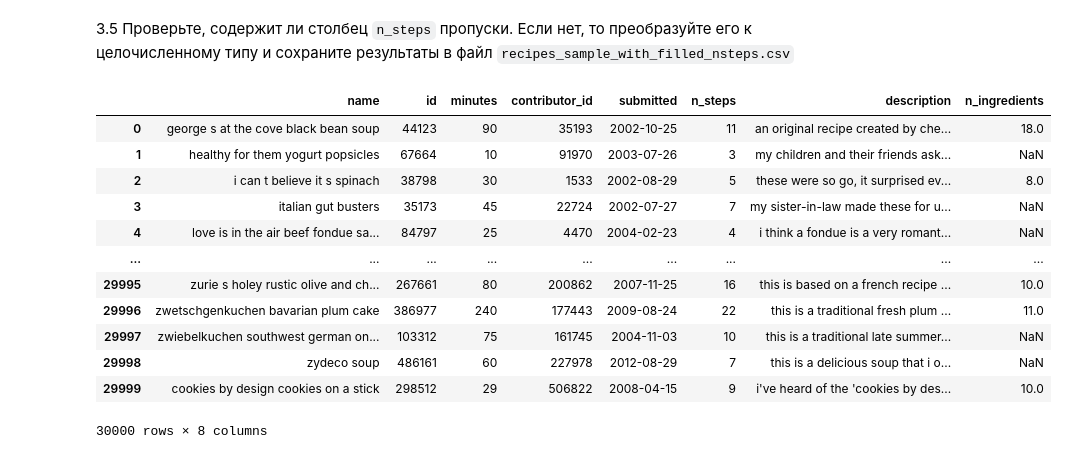
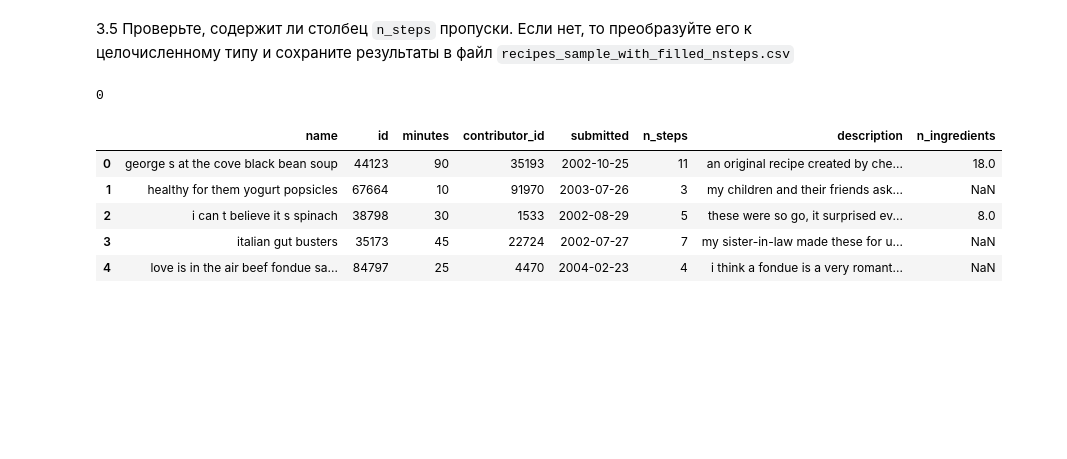
Before and after one commit to Amikuto/BigDataPT-BDPT-, a Jupyter notebook: Lesson4-json_xml_pickle/04_data_files_Фамилия_Имя.ipynb, the cells around one changed output. Saved outputs shown, nothing was run; the diff lists cells and outputs as text; code cells hidden in the pictures; blank space fills up the shorter version.

```diff
--- a/Lesson4-json_xml_pickle/04_data_files_Фамилия_Имя.ipynb
+++ b/Lesson4-json_xml_pickle/04_data_files_Фамилия_Имя.ipynb
@@ -357,20 +358,14 @@ recipes_sample[:100]
 # %% [markdown]
 3.5 Проверьте, содержит ли столбец `n_steps` пропуски. Если нет, то преобразуйте его к целочисленному типу и сохраните результаты в файл `recipes_sample_with_filled_nsteps.csv`
 # %%
-np.sum(np.isnan(recipes_sample["n_steps"]))
+pp(np.sum(np.isnan(recipes_sample["n_steps"])))
 recipes_sample["n_steps"] = recipes_sample["n_steps"].astype("Int64")
-recipes_sample
+recipes_sample.head()
 # %% [output]
+0
 |  | name | id | minutes | contributor_id | submitted | n_steps | description | n_ingredients |
 | 0 | george s at the cove black bean soup | 44123 | 90 | 35193 | 2002-10-25 | 11 | an original recipe created by che... | 18.0 |
 | 1 | healthy for them yogurt popsicles | 67664 | 10 | 91970 | 2003-07-26 | 3 | my children and their friends ask... | NaN |
 | 2 | i can t believe it s spinach | 38798 | 30 | 1533 | 2002-08-29 | 5 | these were so go, it surprised ev... | 8.0 |
 | 3 | italian gut busters | 35173 | 45 | 22724 | 2002-07-27 | 7 | my sister-in-law made these for u... | NaN |
 | 4 | love is in the air beef fondue sa... | 84797 | 25 | 4470 | 2004-02-23 | 4 | i think a fondue is a very romant... | NaN |
-| ... | ... | ... | ... | ... | ... | ... | ... | ... |
-| 29995 | zurie s holey rustic olive and ch... | 267661 | 80 | 200862 | 2007-11-25 | 16 | this is based on a french recipe ... | 10.0 |
-| 29996 | zwetschgenkuchen bavarian plum cake | 386977 | 240 | 177443 | 2009-08-24 | 22 | this is a traditional fresh plum ... | 11.0 |
-| 29997 | zwiebelkuchen southwest german on... | 103312 | 75 | 161745 | 2004-11-03 | 10 | this is a traditional late summer... | NaN |
-| 29998 | zydeco soup | 486161 | 60 | 227978 | 2012-08-29 | 7 | this is a delicious soup that i o... | NaN |
-| 29999 | cookies by design cookies on a stick | 298512 | 29 | 506822 | 2008-04-15 | 9 | i've heard of the 'cookies by des... | 10.0 |
-30000 rows × 8 columns
```
Also changed, not shown: parts of 2 cells of this notebook, 10 other files.
